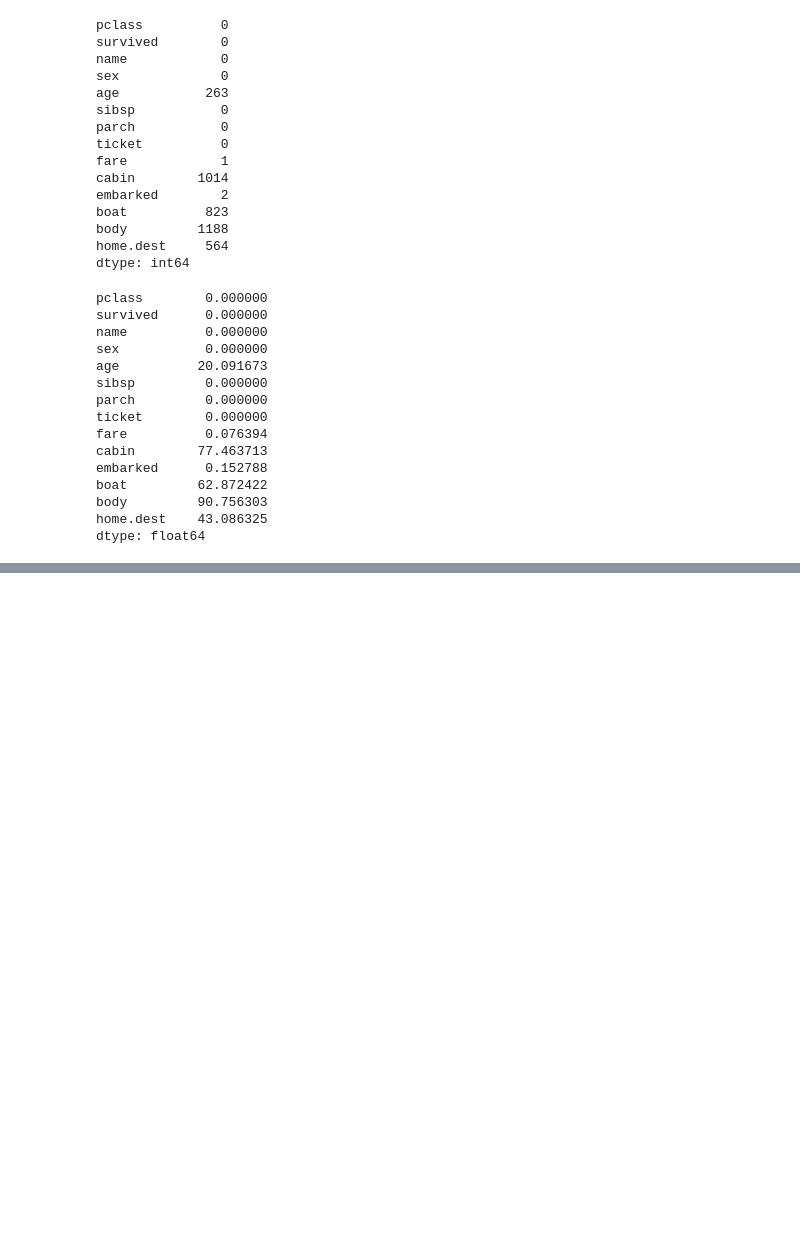
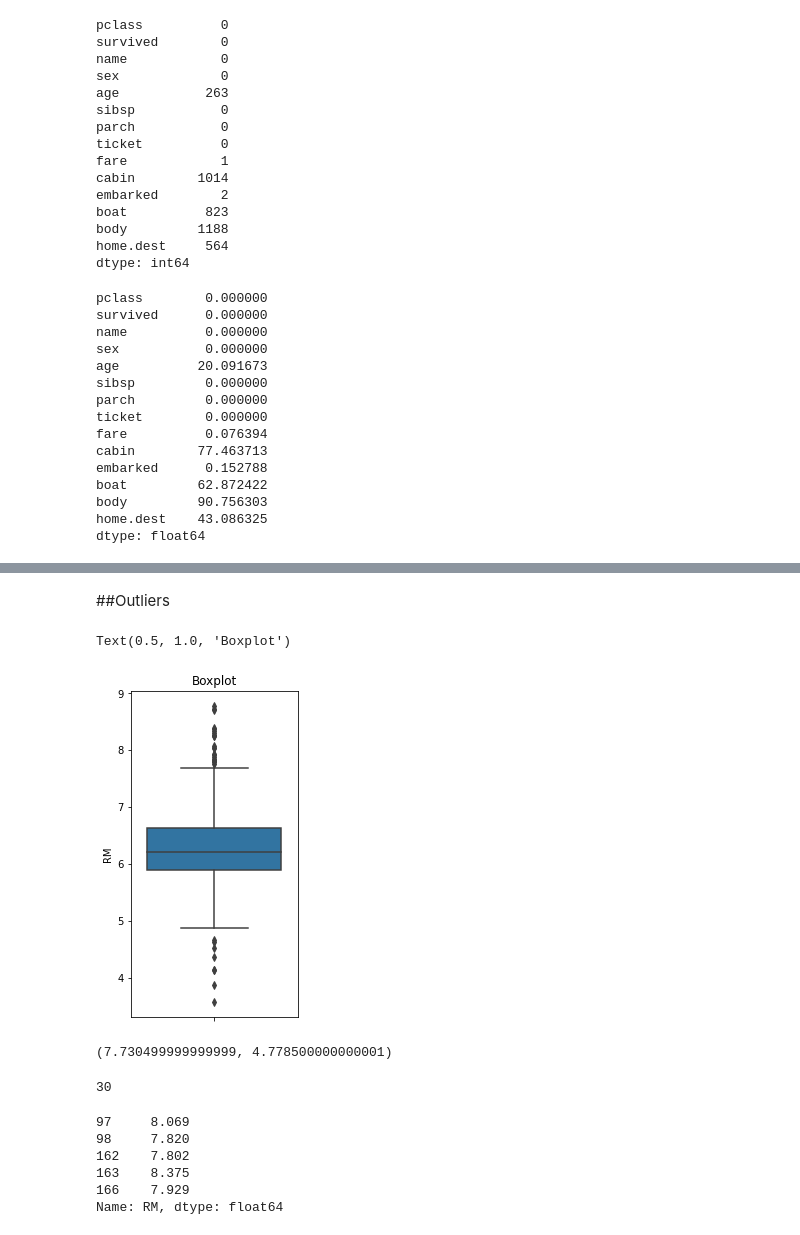
Before and after one commit to Sateesh110/Rep_ML, a Jupyter notebook: zFE_Unique_Values.ipynb, the cells around one changed output, grey strips where cells are left out. Cells and saved outputs as stored; diff of their text form; code cells hidden in the pictures; blank space fills up the shorter version.

```diff
--- a/zFE_Unique_Values.ipynb
+++ b/zFE_Unique_Values.ipynb
@@ -17,3 +22,11 @@ data.head(3)
 | 0 | 1 | 1 | Allen, Miss. Elisabeth Walton | female | 29 | 0 | 0 | 24160 | 211.3375 | B5 | S | ... |
 | 1 | 1 | 1 | Allison, Master. Hudson Trevor | male | 0.9167 | 1 | 2 | 113781 | 151.55 | C22 C26 | S | ... |
 | 2 | 1 | 0 | Allison, Miss. Helen Loraine | female | 2 | 1 | 2 | 113781 | 151.55 | C22 C26 | S | ... |
+# %%
+boston_dataset = load_boston()
+boston = pd.DataFrame(boston_dataset.data,
+                      columns=boston_dataset.feature_names)[[
+                          'RM', 'LSTAT', 'CRIM'
+                      ]]
+
+boston.head()
@@ -167,0 +229,11 @@ dtype: float64
+# %% [markdown]
+##Outliers
+# %%
+# boxplot
+# y should be numeric value
+plt.figure(figsize=(3,6))
+sns.boxplot(y=boston['RM'])
+plt.title('Boxplot')
+# %% [output]
+Text(0.5, 1.0, 'Boxplot')
+[figure, added]
@@ -167,0 +256,25 @@ dtype: float64
+# %%
+upper_boundary, lower_boundary = find_boundaries(boston, 'RM', 1.5)
+upper_boundary, lower_boundary
+# %% [output]
+(7.730499999999999, 4.778500000000001)
+# %%
+# let's flag the outliers in the data set
+
+outliers = np.where(boston['RM'] > upper_boundary, True,
+                    np.where(boston['RM'] < lower_boundary, True, False))
+
+# how many outliers did we find?
+outliers.sum()
+# %% [output]
+30
+# %%
+outliers_df = boston.loc[outliers, 'RM']
+outliers_df.head()
+# %% [output]
+97     8.069
+98     7.820
+162    7.802
+163    8.375
+166    7.929
+Name: RM, dtype: float64
```
Also changed, not shown: parts of 12 cells of this notebook.
